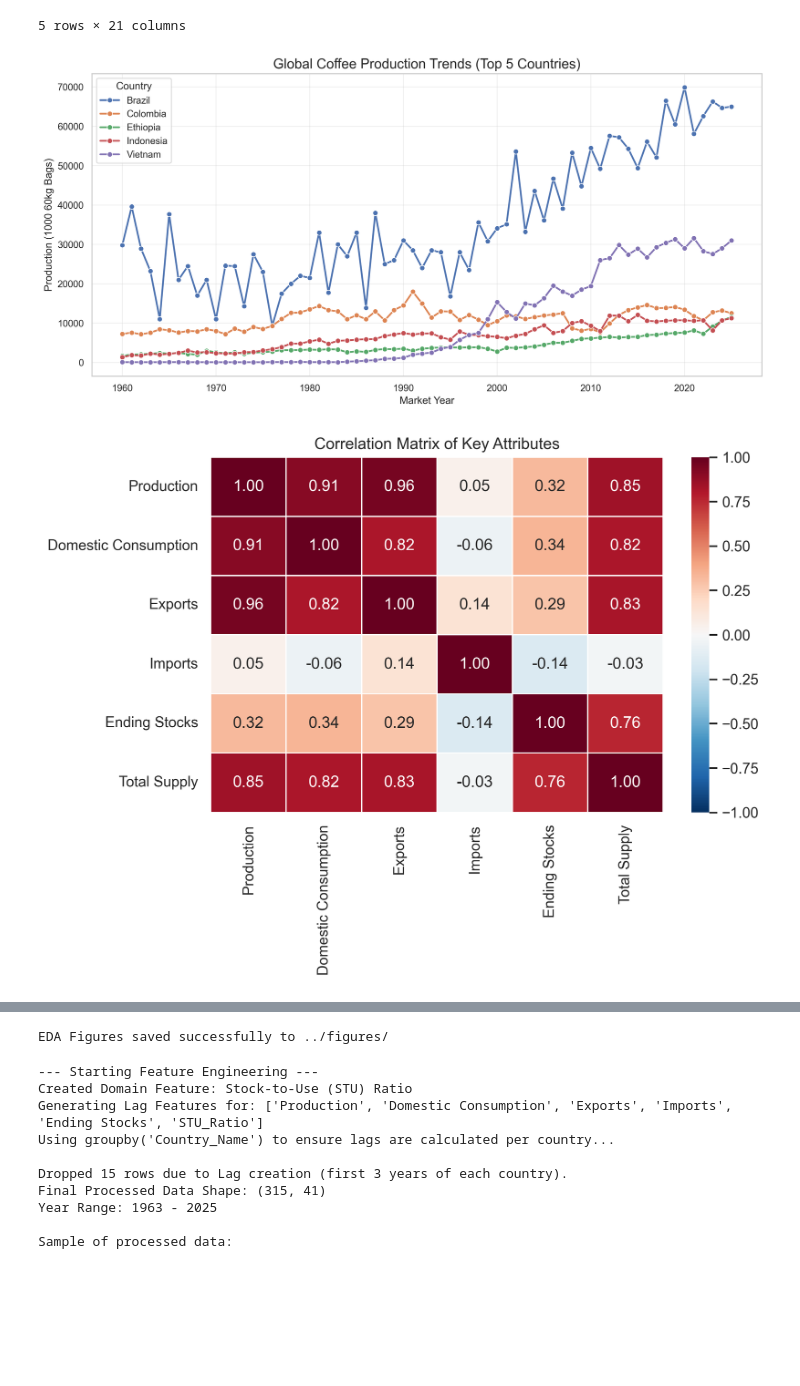
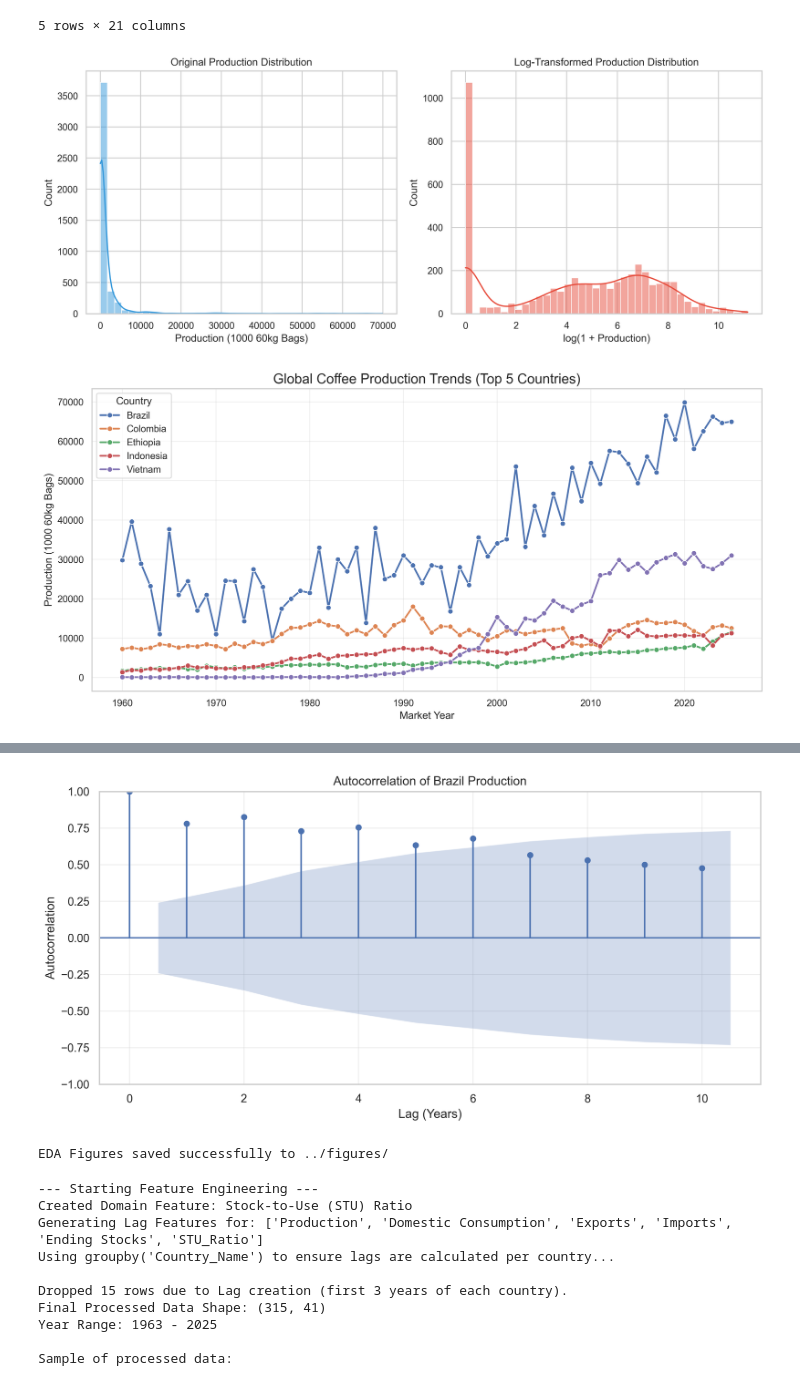
Before and after one commit to return2faye/coffee_or_tea, a Jupyter notebook: src/coffee_production_pipeline.ipynb, the cells around one changed output, grey strips where cells are left out. Saved outputs shown, nothing was run; the diff lists cells and outputs as text; code cells hidden in the pictures; blank space fills up the shorter version.

Commit message:
feat: add new graph

```diff
--- a/src/coffee_production_pipeline.ipynb
+++ b/src/coffee_production_pipeline.ipynb
@@ -182,6 +182,31 @@ Processed Dataset Shape (Top 5 Only): (330, 21)
 # ==========================================
 # 4. Exploratory Data Analysis (EDA)
 # ==========================================
+
+# 4.0 Target Variable Distribution (Production)
+# Goal: Understand the raw and log-transformed distribution of the target variable.
+production_values = df_wide['Production']
+
+plt.figure(figsize=(12, 5))
+
+# Left: Original distribution (highly right-skewed)
+plt.subplot(1, 2, 1)
+sns.histplot(production_values, bins=40, kde=True, color="#3498db")
+plt.title('Original Production Distribution')
+plt.xlabel('Production (1000 60kg Bags)')
+plt.ylabel('Count')
+
+# Right: Log(1 + x) transformed distribution
+plt.subplot(1, 2, 2)
+production_log = np.log1p(production_values)
+sns.histplot(production_log, bins=40, kde=True, color="#e74c3c")
+plt.title('Log-Transformed Production Distribution')
+plt.xlabel('log(1 + Production)')
+plt.ylabel('Count')
+
+plt.tight_layout()
+plt.savefig('../figures/fig1_dist_comparison.png')
+plt.show()
 
 # 4.1 Production Trends (Time Series View)
 # Goal: Highlight the seasonality (especially Brazil's biennial cycle) and long-term trends.
@@ -201,32 +226,32 @@ plt.show()
 # Goal: Check relationships between attributes (e.g., Does high stock lead to low production?)
 key_features = ['Production', 'Domestic Consumption', 'Exports', 'Imports', 'Ending Stocks', 'Total Supply']
 corr_matrix = df_top5[key_features].corr()
 
 plt.figure(figsize=(8, 6))
 sns.heatmap(corr_matrix, annot=True, cmap='RdBu_r', fmt=".2f", linewidths=0.5, vmin=-1, vmax=1)
 plt.title('Correlation Matrix of Key Attributes')
 plt.tight_layout()
 plt.savefig('../figures/correlation_heatmap.png')
 plt.show()
 
 # 4.3 Autocorrelation Analysis (The Scientific Justification)
 # Goal: Prove that "Past Production" predicts "Future Production" (Justifying Lag Features).
 # We focus on Brazil as it has the strongest signal.
 from statsmodels.graphics.tsaplots import plot_acf
 
 brazil_prod = df_top5[df_top5['Country_Name'] == 'Brazil']['Production']
 
 plt.figure(figsize=(10, 5))
 # Lags=10 years is sufficient to show the cycle
 plot_acf(brazil_prod, lags=10, title='Autocorrelation of Brazil Production', ax=plt.gca())
 plt.xlabel('Lag (Years)')
 plt.ylabel('Autocorrelation')
 plt.grid(True, alpha=0.3)
 plt.tight_layout()
 plt.savefig('../figures/autocorrelation_brazil.png')
 plt.show()
 
 print("EDA Figures saved successfully to ../figures/")
 # %% [output]
-[figure, old version]
+[figure, new version]
-[figure, old version]
+[figure, new version]
@@ -234,3 +259,4 @@ print("EDA Figures saved successfully to ../figures/")
+[figure, added]
 EDA Figures saved successfully to ../figures/
 # %%
 # ==========================================
```
Also changed, not shown: parts of 1 cell of this notebook, 1 other file.
